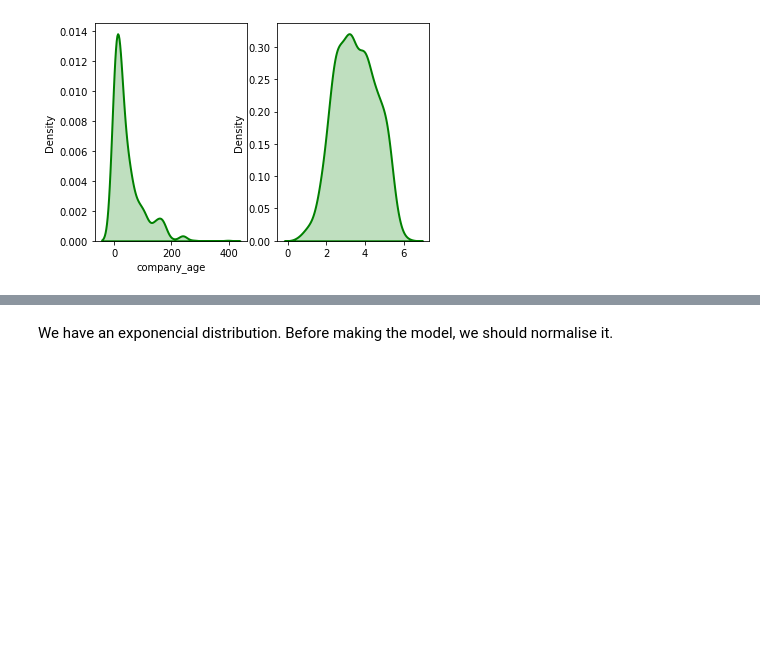
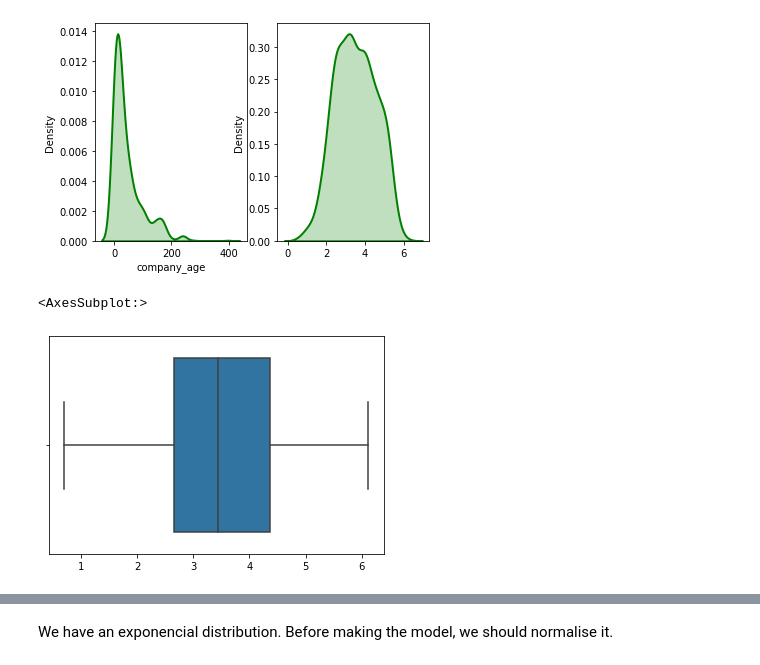
Before and after one commit to vytautasmu/Python_mokymai, a Jupyter notebook: final_work_vcs.ipynb, the cells around one changed output, grey strips where cells are left out. Cells and saved outputs as stored; diff of their text form; code cells hidden in the pictures; blank space fills up the shorter version.

```diff
--- a/final_work_vcs.ipynb
+++ b/final_work_vcs.ipynb
@@ -395,3 +395,8 @@ sns.distplot(fitted_data, hist = False, kde = True,
 # %% [output]
 <AxesSubplot:ylabel='Density'>
 [figure]
+# %%
+sns.boxplot(fitted_data)
+# %% [output]
+<AxesSubplot:>
+[figure, added]
```
Also changed, not shown: parts of 8 cells of this notebook.
